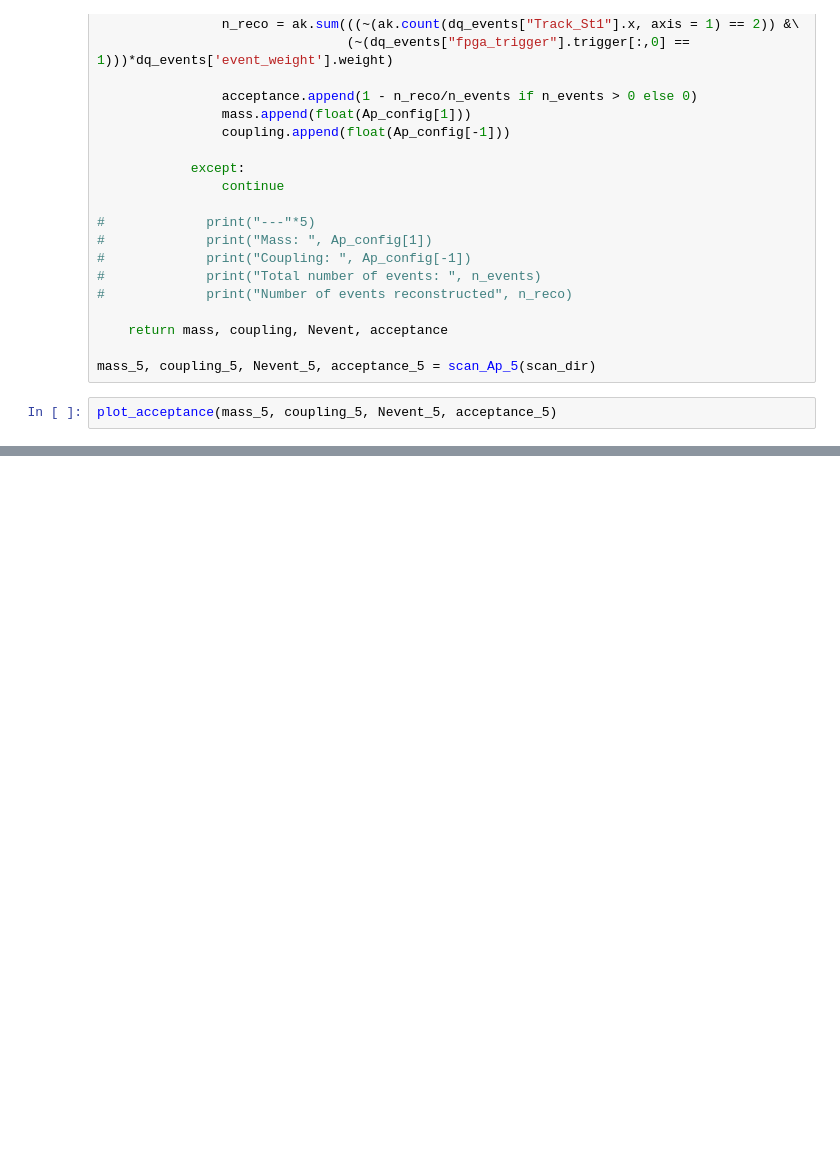
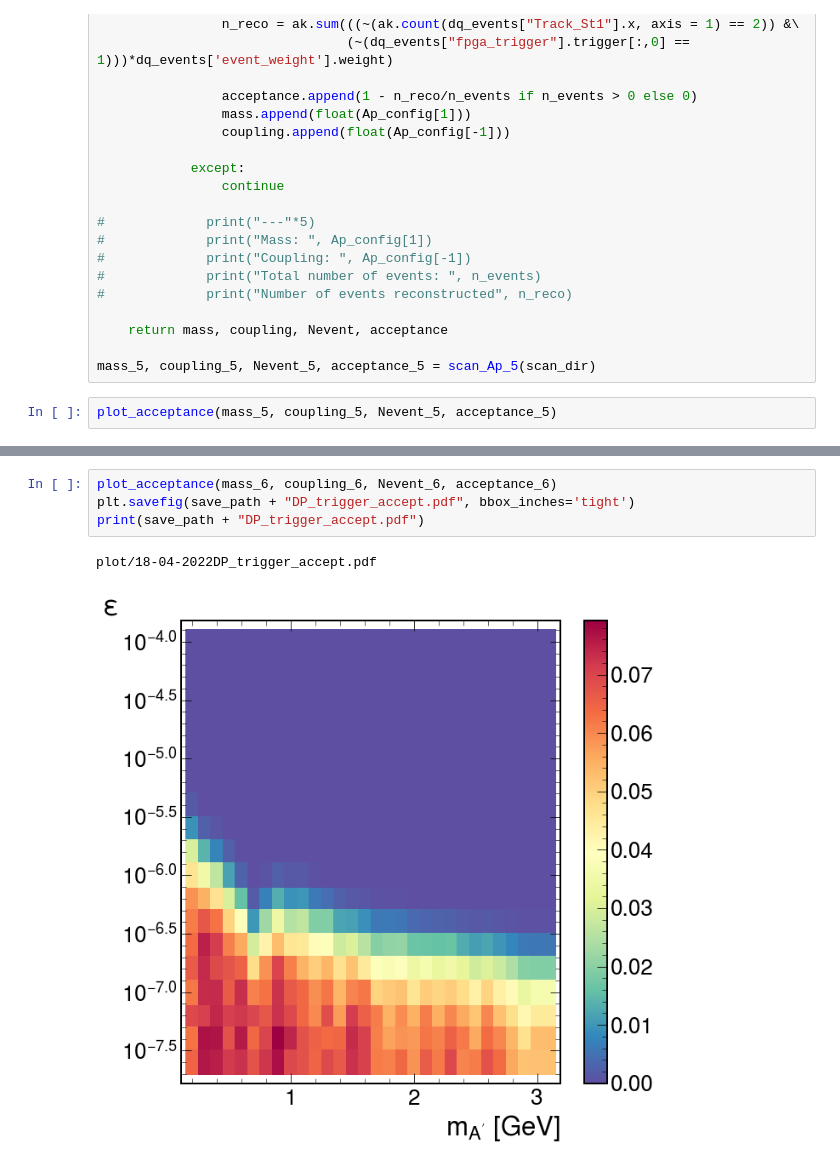
Before and after one commit to Duchstf/dq_notebooks, a Jupyter notebook: Apmuons_eff_1_patricknewsetup_NoDriftChamber.ipynb, the cells around one changed output, grey strips where cells are left out. Saved outputs shown, nothing was run; the diff lists cells and outputs as text; blank space fills up the shorter version.

```diff
--- a/Apmuons_eff_1_patricknewsetup_NoDriftChamber.ipynb
+++ b/Apmuons_eff_1_patricknewsetup_NoDriftChamber.ipynb
@@ -427,0 +491,7 @@ plot_acceptance(mass_5, coupling_5, Nevent_5, acceptance_5)
+# %%
+plot_acceptance(mass_6, coupling_6, Nevent_6, acceptance_6)
+plt.savefig(save_path + "DP_trigger_accept.pdf", bbox_inches='tight')
+print(save_path + "DP_trigger_accept.pdf")
+# %% [output]
+plot/18-04-2022DP_trigger_accept.pdf
+[figure, added]
```
Also changed, not shown: parts of 5 cells of this notebook, 37 other files.
